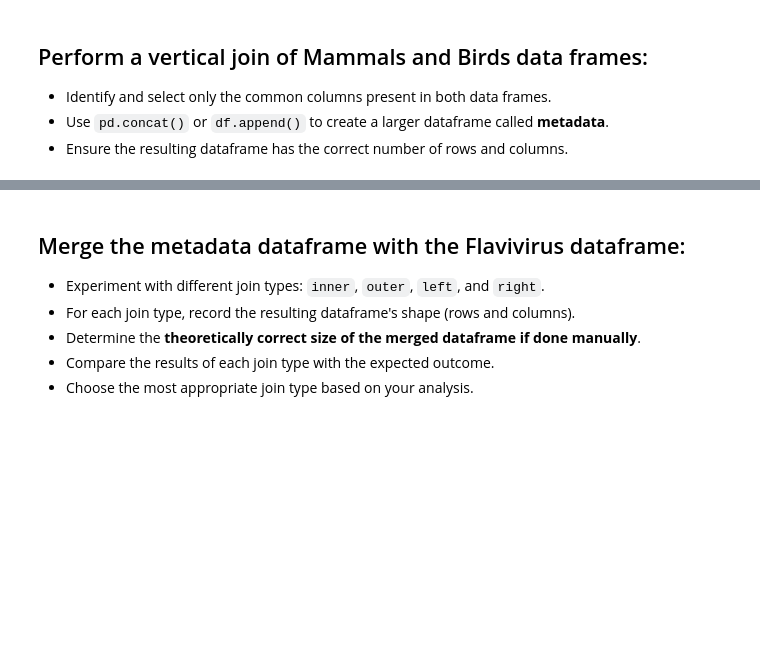
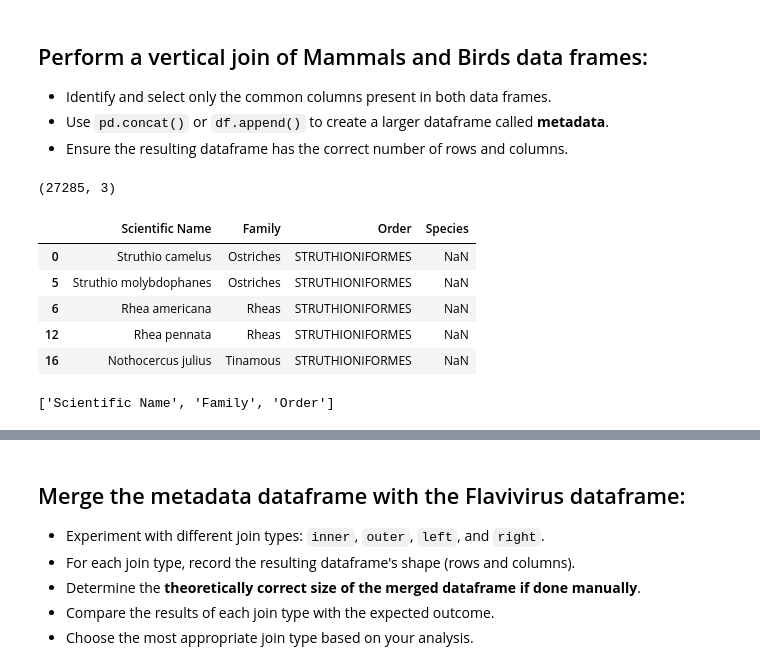
Before and after one commit to gnjohnson29/MPM_200_Johnson, a Jupyter notebook: Session 9/assignment_9_database_management.ipynb, the cells around one changed output, grey strips where cells are left out. Drawn from its saved outputs; the diff is of its cells as text; code cells hidden in the pictures; blank space fills up the shorter version.

```diff
--- a/Session 9/assignment_9_database_management.ipynb
+++ b/Session 9/assignment_9_database_management.ipynb
@@ -336,0 +355,5 @@ mammals_meta.head()
+# %%
+#2
+birds_species = birds_meta[birds_meta['Subsp. Seq.'] == 0]
+birds_species.shape
+# Species only has 11204 rows and 17 columns
@@ -348,3 +385,30 @@ The main objective of this exercise is to create a comprehensive database by com
 * Identify and select only the common columns present in both data frames.
 * Use `pd.concat()` or `df.append()` to create a larger dataframe called **metadata**.
 * Ensure the resulting dataframe has the correct number of rows and columns.
+# %%
+birds_species = birds_species.copy()
+mammals_meta = mammals_meta.copy()
+
+birds_species["Scientific Name"] = birds_species["Scientific Name"]
+mammals_meta["Scientific Name"] = mammals_meta["Species"]
+# %%
+birds_common = birds_species[["Scientific Name", "Family", "Order"]].copy()
+mammals_common = mammals_meta[["Scientific Name", "Family", "Order"]].copy()
+# %%
+metadata = pd.concat([birds_common, mammals_common], axis=0)
+metadata.shape
+# %% [output]
+(27285, 3)
+# %%
+metadata.head()
+# %% [output]
+|  | Scientific Name | Family | Order | Species |
+| 0 | Struthio camelus | Ostriches | STRUTHIONIFORMES | NaN |
+| 5 | Struthio molybdophanes | Ostriches | STRUTHIONIFORMES | NaN |
+| 6 | Rhea americana | Rheas | STRUTHIONIFORMES | NaN |
+| 12 | Rhea pennata | Rheas | STRUTHIONIFORMES | NaN |
+| 16 | Nothocercus julius | Tinamous | STRUTHIONIFORMES | NaN |
+# %%
+metadata.columns.tolist()
+# %% [output]
+['Scientific Name', 'Family', 'Order']
```
Also changed, not shown: parts of 19 cells of this notebook.
